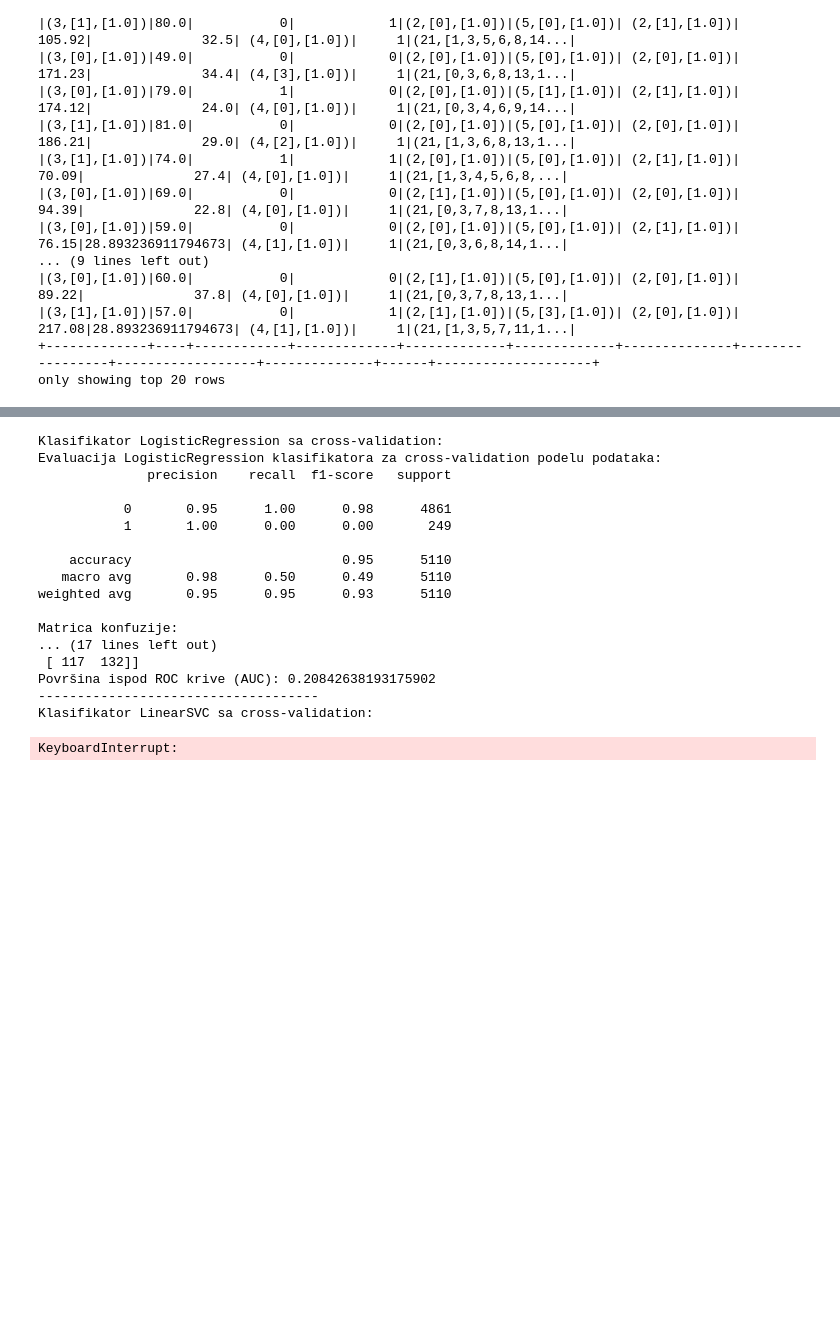
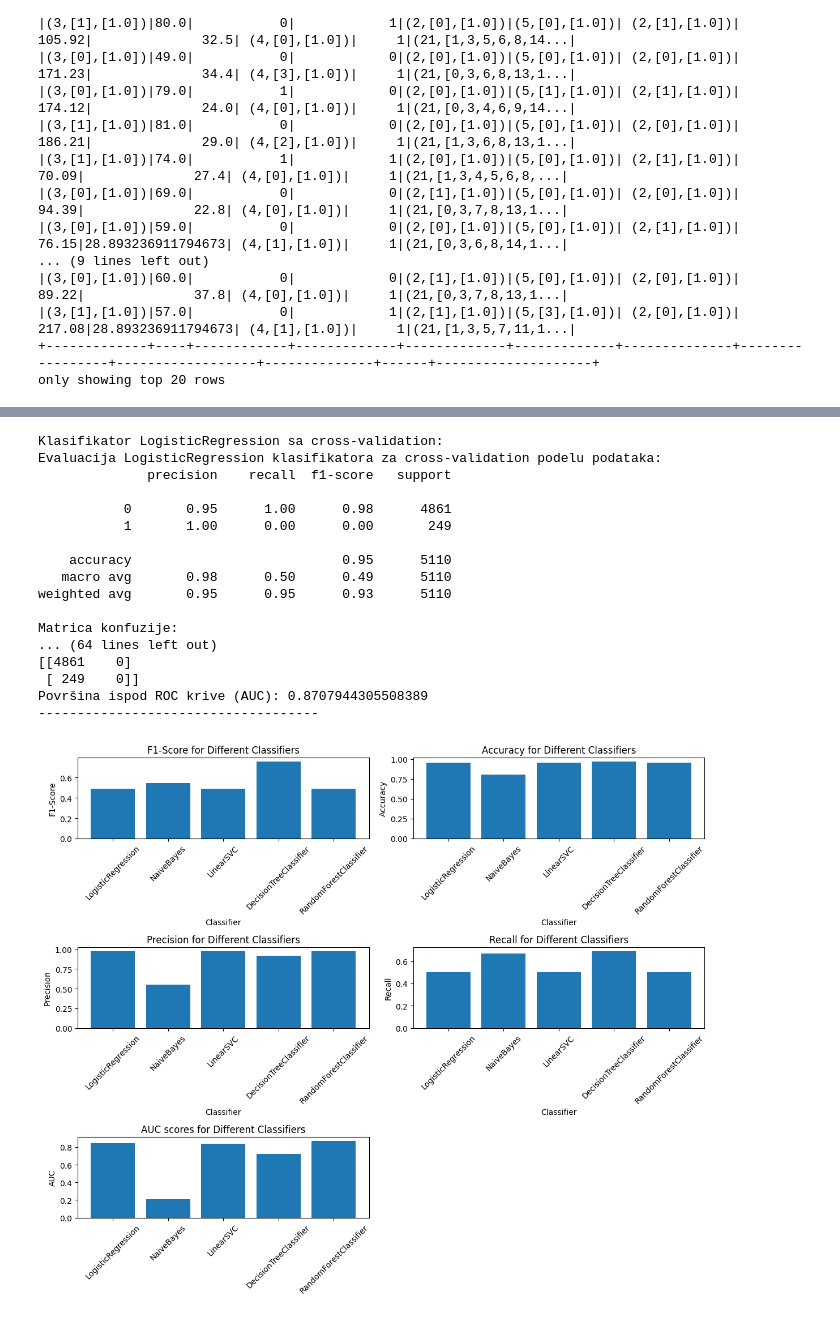
Before and after one commit to TanjaArsic/Data-warehouse-data-mining, a Jupyter notebook: stroke_prediction.ipynb, the cells around one changed output, grey strips where cells are left out. Drawn from its saved outputs; the diff is of its cells as text; code cells hidden in the pictures; blank space fills up the shorter version.

```diff
--- a/stroke_prediction.ipynb
+++ b/stroke_prediction.ipynb
@@ -261,4 +382,10 @@ Površina ispod ROC krive (AUC): 0.8003061224489789
 # %%
+auc_scores_CV = list()
+f1_scores_CV = list()
+accuracy_scores_CV = list()
+precision_scores_CV = list()
+recall_scores_CV = list()
+classifier_names_CV = list()
 for classifier in classifiers:
     print(f'Klasifikator {classifier.__class__.__name__} sa cross-validation:')
 
@@ -311,6 +438,11 @@ for classifier in classifiers:
     print(
         f'Evaluacija {classifier.__class__.__name__} klasifikatora za cross-validation podelu podataka:')
     print(classification_report(actual_strokes, predicted_strokes, zero_division=1))
+    report = classification_report(actual_strokes, predicted_strokes, zero_division=1, output_dict=True)
+    f1_scores_CV.append(report['macro avg']['f1-score'])
+    accuracy_scores_CV.append(report['accuracy'])
+    precision_scores_CV.append(report['macro avg']['precision'])
+    recall_scores_CV.append(report['macro avg']['recall'])
     print("Matrica konfuzije:")
     print(confusion_matrix(actual_strokes, predicted_strokes))
 
@@ -318,6 +450,8 @@ for classifier in classifiers:
     auc = evaluator.evaluate(predictions)
     print("Površina ispod ROC krive (AUC):", auc)
     print("------------------------------------")
+    classifier_names_CV.append(classifier.__class__.__name__)
+    auc_scores_CV.append(auc)
 # %% [output]
 Klasifikator LogisticRegression sa cross-validation:
 Evaluacija LogisticRegression klasifikatora za cross-validation podelu podataka:
@@ -331,9 +465,52 @@ Evaluacija LogisticRegression klasifikatora za cross-validation podelu podataka:
 weighted avg       0.95      0.95      0.93      5110
 
 Matrica konfuzije:
-... (17 lines left out)
- [ 117  132]]
-Površina ispod ROC krive (AUC): 0.20842638193175902
+... (64 lines left out)
+[[4861    0]
+ [ 249    0]]
+Površina ispod ROC krive (AUC): 0.8707944305508389
 ------------------------------------
-Klasifikator LinearSVC sa cross-validation:
-KeyboardInterrupt:
+# %%
+plt.figure(figsize=(12, 10))
+# F1-Score subplot
+plt.subplot(3, 2, 1)
+plt.bar(range(len(classifier_names_CV)), f1_scores_CV)
+plt.xticks(range(len(classifier_names_CV)), classifier_names_CV, rotation=45)
+plt.xlabel('Classifier')
+plt.ylabel('F1-Score')
+plt.title('F1-Score for Different Classifiers')
+
+# Accuracy subplot
+plt.subplot(3, 2, 2)
+plt.bar(range(len(classifier_names_CV)), accuracy_scores_CV)
+plt.xticks(range(len(classifier_names_CV)), classifier_names_CV, rotation=45)
+plt.xlabel('Classifier')
+plt.ylabel('Accuracy')
+plt.title('Accuracy for Different Classifiers')
+
+# Precision subplot
+plt.subplot(3, 2, 3)
+plt.bar(range(len(classifier_names_CV)), precision_scores_CV)
+plt.xticks(range(len(classifier_names_CV)), classifier_names_CV, rotation=45)
+plt.xlabel('Classifier')
+plt.ylabel('Precision')
+plt.title('Precision for Different Classifiers')
+
+# Recall subplot
+plt.subplot(3, 2, 4)
+plt.bar(range(len(classifier_names_CV)), recall_scores_CV)
+plt.xticks(range(len(classifier_names_CV)), classifier_names_CV, rotation=45)
+plt.xlabel('Classifier')
+plt.ylabel('Recall')
+plt.title('Recall for Different Classifiers')
+
+plt.subplot(3, 2, 5)
+plt.bar(range(len(classifier_names_CV)), auc_scores_CV)
+plt.xticks(range(len(classifier_names_CV)), classifier_names_CV, rotation=45)
+plt.ylabel('AUC')
+plt.title('AUC scores for Different Classifiers')
+
+plt.tight_layout()
+plt.show()
+# %% [output]
+[figure, added]
```
Also changed, not shown: parts of 8 cells of this notebook, 2 other files.
